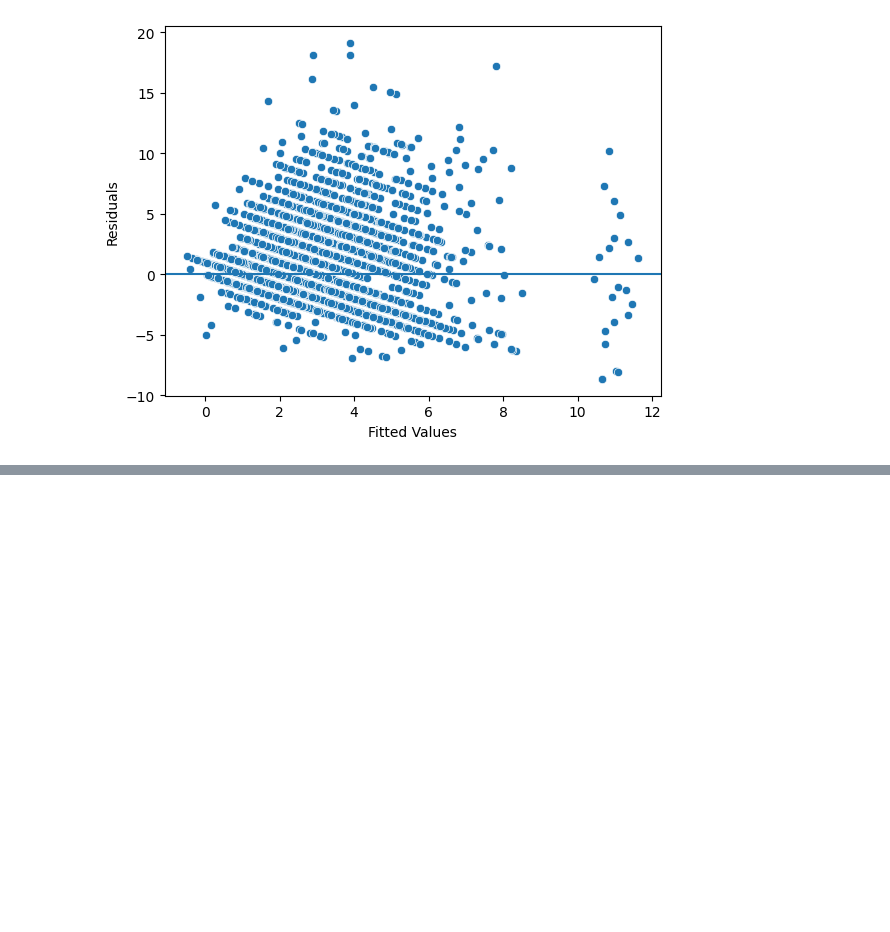
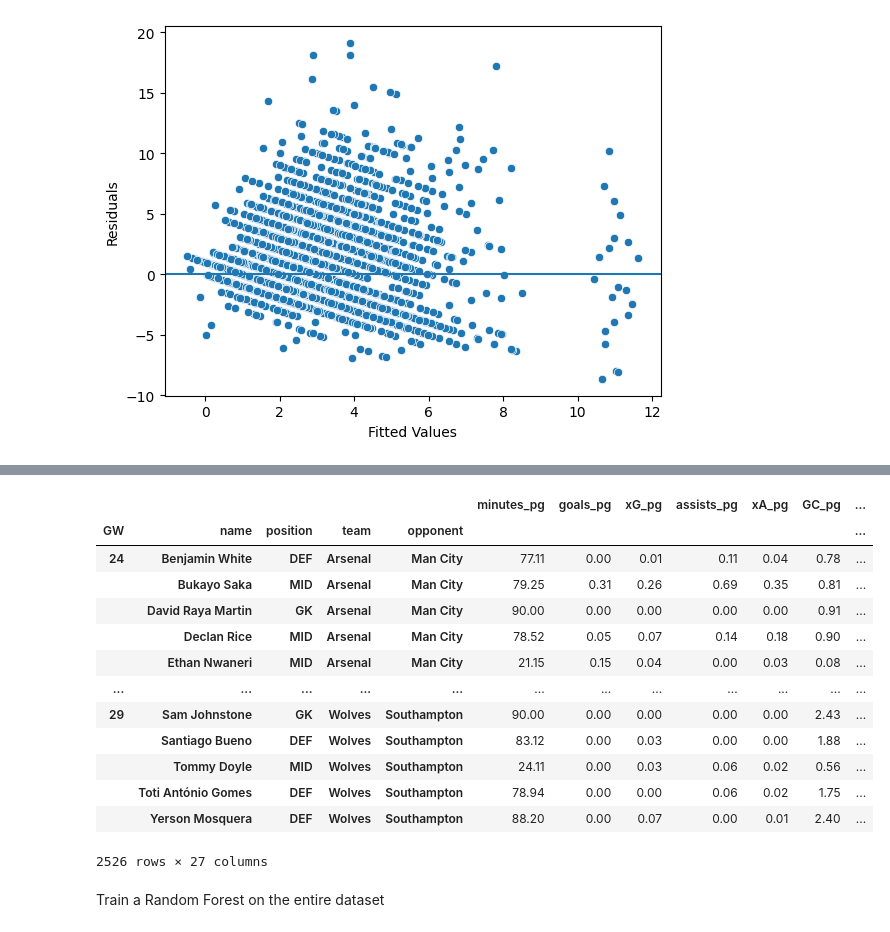
Before and after one commit to mattfurey1/fpl_points_predictor, a Jupyter notebook: project.ipynb, the cells around one changed output, grey strips where cells are left out. Saved outputs shown, nothing was run; the diff lists cells and outputs as text; code cells hidden in the pictures; blank space fills up the shorter version.

Commit message:
added in random forest modelling

```diff
--- a/project.ipynb
+++ b/project.ipynb
@@ -1294,0 +1645,4 @@ Get future fixtures and make predictions for predicted points, and then rank who
+# %%
+# Load in the future fixtures DataFrame
+fixtures = pd.read_csv("fpl_fixtures.csv")
+fixtures
@@ -1294,0 +1663,33 @@ Get future fixtures and make predictions for predicted points, and then rank who
+# %%
+# add in the pg player stats data to the fixtures dataset
+player_fixtures = pd.merge(fixtures, pg_player_stats_all, on=["team"], how="inner")
+
+# merge the player statistics with the team statistics to create a new dataframe with all the relevant statistics for each player and team
+player_team_fixtures = pd.merge(player_fixtures, pg_team_stats_all, how='left', left_on='team', right_on='team', suffixes=(None, '_team'))
+
+# join the pg_team_stats dataframe on opponent to get the opponent stats for each fixture
+player_team_opp_fixtures = pd.merge(player_team_fixtures, pg_team_stats_all, how='left', left_on='opponent', right_on='team', suffixes=(None, '_opponent'))
+
+# remove unnecessary column team_opponent that resulted from the merge
+player_team_opp_fixtures = player_team_opp_fixtures.drop(columns=["team_opponent"])
+
+# set the index of the df as the indentifier columns so I can map the predicted points to a player for a fixture
+final_fixtures = player_team_opp_fixtures.set_index(["GW", "name", "position", "team", "opponent"], drop=True)
+final_fixtures
+# %% [output]
+|  |  |  |  |  | minutes_pg | goals_pg | xG_pg | assists_pg | xA_pg | GC_pg | ... |
+| GW | name | position | team | opponent |  |  |  |  |  |  | ... |
+| 24 | Benjamin White | DEF | Arsenal | Man City | 77.11 | 0.00 | 0.01 | 0.11 | 0.04 | 0.78 | ... |
+|  | Bukayo Saka | MID | Arsenal | Man City | 79.25 | 0.31 | 0.26 | 0.69 | 0.35 | 0.81 | ... |
+|  | David Raya Martin | GK | Arsenal | Man City | 90.00 | 0.00 | 0.00 | 0.00 | 0.00 | 0.91 | ... |
+|  | Declan Rice | MID | Arsenal | Man City | 78.52 | 0.05 | 0.07 | 0.14 | 0.18 | 0.90 | ... |
+|  | Ethan Nwaneri | MID | Arsenal | Man City | 21.15 | 0.15 | 0.04 | 0.00 | 0.03 | 0.08 | ... |
+| ... | ... | ... | ... | ... | ... | ... | ... | ... | ... | ... | ... |
+| 29 | Sam Johnstone | GK | Wolves | Southampton | 90.00 | 0.00 | 0.00 | 0.00 | 0.00 | 2.43 | ... |
+|  | Santiago Bueno | DEF | Wolves | Southampton | 83.12 | 0.00 | 0.03 | 0.00 | 0.00 | 1.88 | ... |
+|  | Tommy Doyle | MID | Wolves | Southampton | 24.11 | 0.00 | 0.03 | 0.06 | 0.02 | 0.56 | ... |
+|  | Toti António Gomes | DEF | Wolves | Southampton | 78.94 | 0.00 | 0.00 | 0.06 | 0.02 | 1.75 | ... |
+|  | Yerson Mosquera | DEF | Wolves | Southampton | 88.20 | 0.00 | 0.07 | 0.00 | 0.01 | 2.40 | ... |
+2526 rows × 27 columns
+# %% [markdown]
+Train a Random Forest on the entire dataset
```
Also changed, not shown: parts of 39 cells of this notebook, 2 other files.
